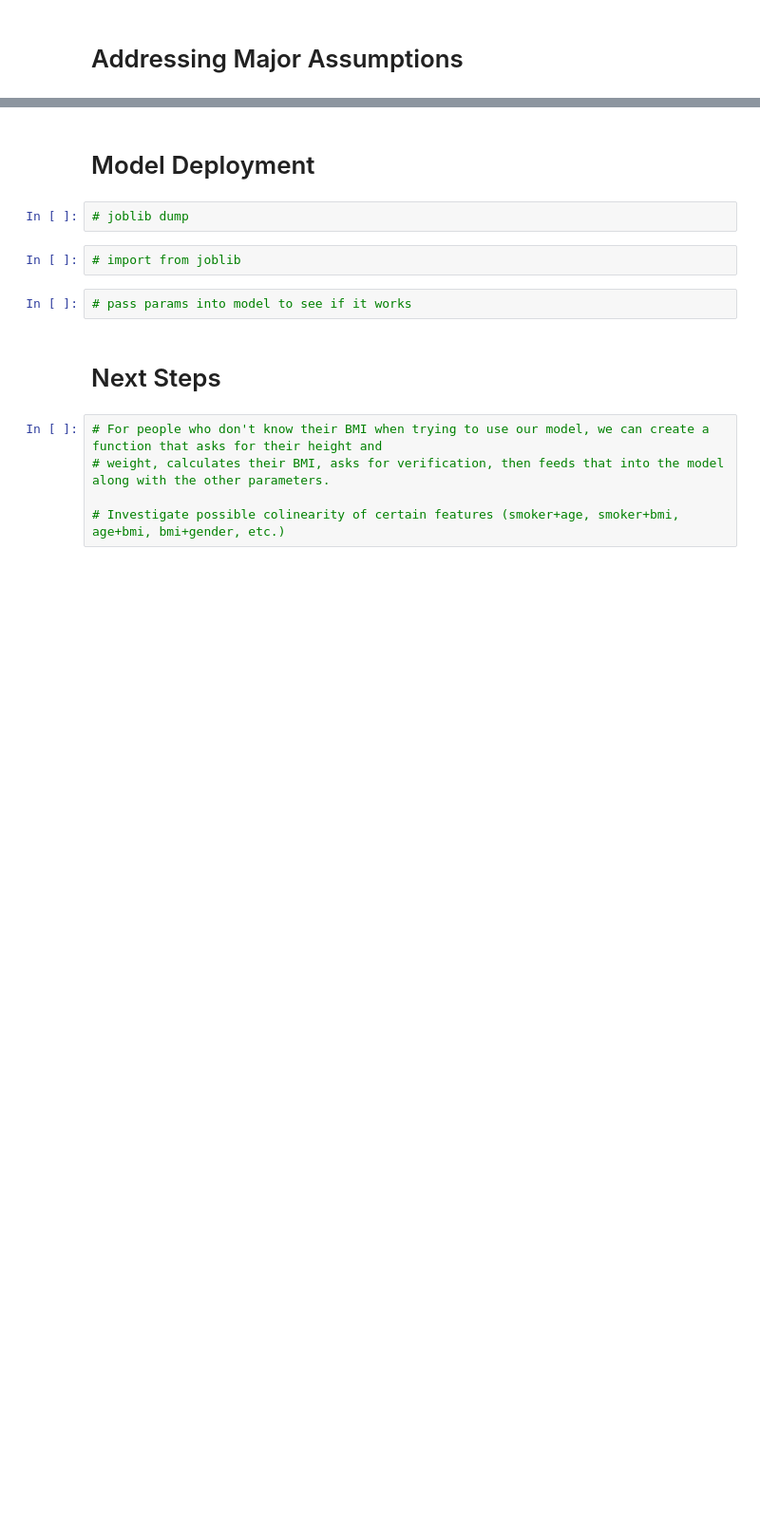
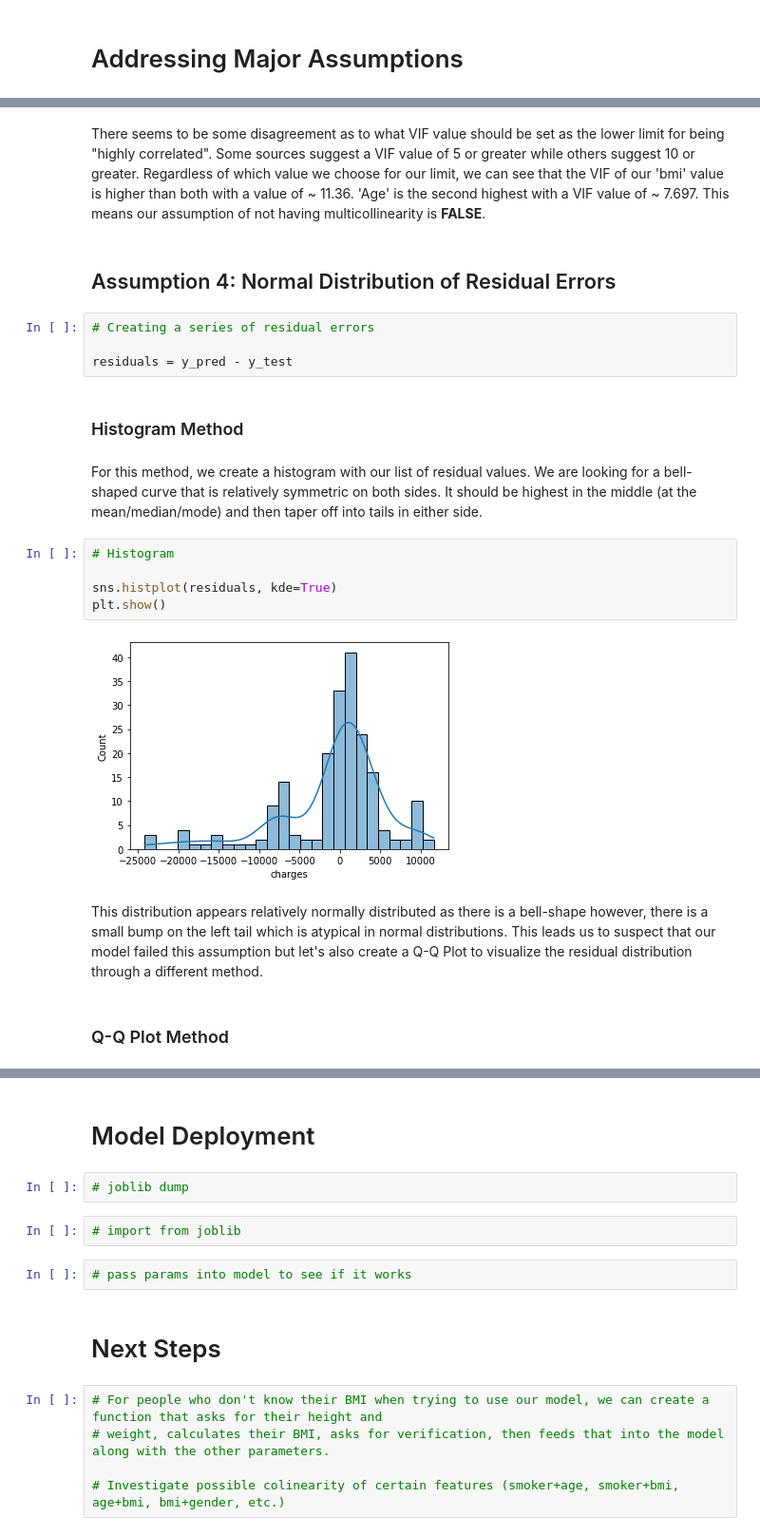
Before and after one commit to AvinashBisram/Machine-Learning, a Jupyter notebook: Linear Regression/Insurance Cost Multiple LinReg.ipynb, the cells around one changed output, grey strips where cells are left out. Shown at 95% size. Drawn from its saved outputs; the diff is of its cells as text; blank space fills up the shorter version.

```diff
--- a/Linear Regression/Insurance Cost Multiple LinReg.ipynb
+++ b/Linear Regression/Insurance Cost Multiple LinReg.ipynb
@@ -734,0 +787,23 @@ Aside from examining the performance metrics of our model's predictions, there a
+# %% [markdown]
+There seems to be some disagreement as to what VIF value should be set as the lower limit for being "highly correlated". Some sources suggest a VIF value of 5 or greater while others suggest 10 or greater. Regardless of which value we choose for our limit, we can see that the VIF of our 'bmi' value is higher than both with a value of ~ 11.36. 'Age' is the second highest with a VIF value of ~ 7.697. This means our assumption of not having multicollinearity is **FALSE**.
+# %% [markdown]
+## Assumption 4: Normal Distribution of Residual Errors
+# %%
+# Creating a series of residual errors
+
+residuals = y_pred - y_test
+# %% [markdown]
+### Histogram Method
+# %% [markdown]
+For this method, we create a histogram with our list of residual values. We are looking for a bell-shaped curve that is relatively symmetric on both sides. It should be highest in the middle (at the mean/median/mode) and then taper off into tails in either side.
+# %%
+# Histogram
+
+sns.histplot(residuals, kde=True)
+plt.show()
+# %% [output]
+[figure, added]
+# %% [markdown]
+This distribution appears relatively normally distributed as there is a bell-shape however, there is a small bump on the left tail which is atypical in normal distributions. This leads us to suspect that our model failed this assumption but let's also create a Q-Q Plot to visualize the residual distribution through a different method.
+# %% [markdown]
+### Q-Q Plot Method
```
Also changed, not shown: parts of 58 cells of this notebook.
